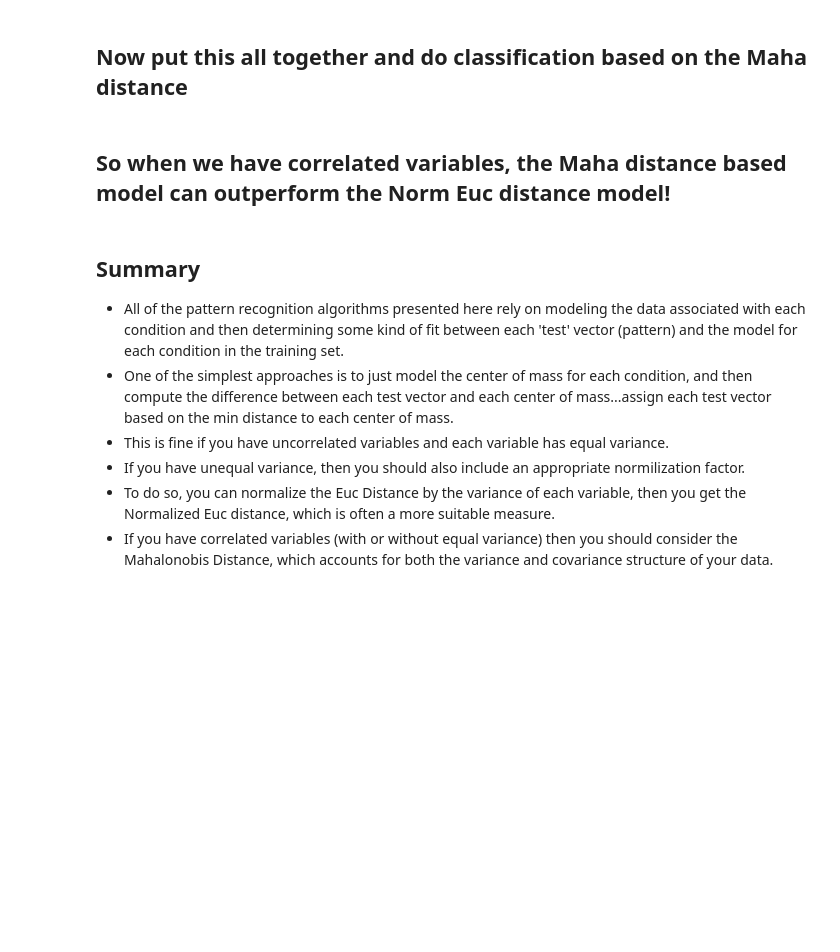
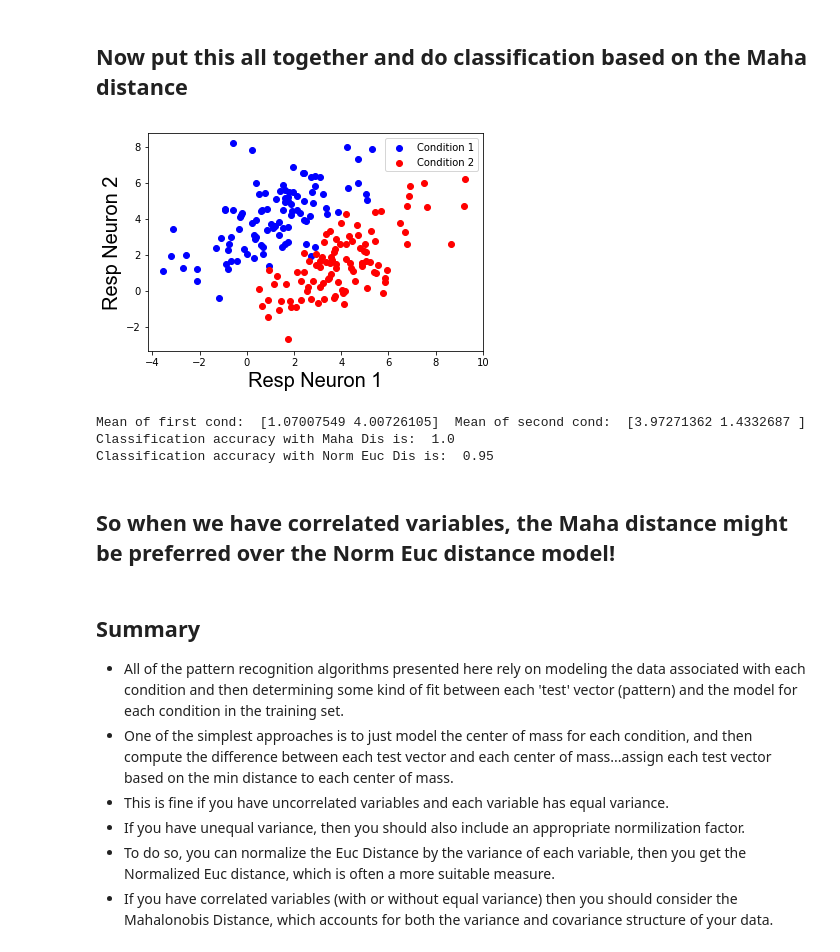
Before and after one commit to TimCSheehan/dev, a Jupyter notebook: Tutorial_040_MachineLearning.ipynb, the cells around one changed output. Drawn from its saved outputs; the diff is of its cells as text; code cells hidden in the pictures; blank space fills up the shorter version.

```diff
--- a/Tutorial_040_MachineLearning.ipynb
+++ b/Tutorial_040_MachineLearning.ipynb
@@ -429,39 +447,44 @@ pooled_variance = numerator / denom
 # Now compute the pooled covariance estimate...use this with the maha distance metric
 numerator = ((trn_length-1) * np.cov(trn_data[trn_labels==0,:], rowvar=0) +
     (trn_length-1) * np.cov(trn_data[trn_labels==1,:], rowvar=0))
 
 denom = (trn_length-1)+(trn_length-1)
 
 # compute pooled covar
 pooled_covariance = numerator / denom
 
 # allocate an array to store our classification labels
 class_labels = np.zeros(tst_data.shape[0])
 # and to store our Euc based classifer results for comparison
 class_labels_norm = np.zeros(tst_data.shape[0])
 
 for i in np.arange(tst_data.shape[0]):
     # use the maha distance to compute our classification
     # we'll use a slightly different notation here in a more linear algebra friendly way...
     # this is the same as the sum of squared distances weighted (divided, or multipled by inverse) by the cov matrix
-    distance0 = (tst_data[i,:]-mean0) @ np.linalg.inv(pooled_covariance) @ (tst_data[i,:]-mean0).T
-    distance1 = (tst_data[i,:]-mean1) @ np.linalg.inv(pooled_covariance) @ (tst_data[i,:]-mean1).T
+    distance0 = np.sqrt((tst_data[i,:]-mean0) @ np.linalg.inv(pooled_covariance) @ (tst_data[i,:]-mean0).T)
+    distance1 = np.sqrt((tst_data[i,:]-mean1) @ np.linalg.inv(pooled_covariance) @ (tst_data[i,:]-mean1).T)
     class_labels[i] = np.argmin([distance0, distance1])
 
 #     # compute Norm Euc distance from each point to the mean of each condition for comparison
-    distance0 = np.sum( np.sqrt( np.power( (tst_data[i,:]-mean0) / pooled_variance , 2) ) )
-    distance1 = np.sum( np.sqrt( np.power( (tst_data[i,:]-mean1) / pooled_variance , 2) ) )
+    distance0 = np.sqrt( np.sum( np.power( (tst_data[i,:]-mean0) / pooled_variance , 2) ) )
+    distance1 = np.sqrt( np.sum( np.power( (tst_data[i,:]-mean1) / pooled_variance , 2) ) )
     # then figure out which distance is smaller (or which cloud our test point is closer to)
     class_labels_norm[i] = np.argmin([distance0, distance1])
 
 # Then just compute our classification accuracy by comparing the predicted labels to the ground truth
 class_acc = np.sum(class_labels==tst_labels) /  tst_data.shape[0]
 print('Classification accuracy with Maha Dis is: ', class_acc)
 
 class_acc_norm = np.sum(class_labels_norm==tst_labels) /  tst_data.shape[0]
 print('Classification accuracy with Norm Euc Dis is: ', class_acc_norm)
+# %% [output]
+[figure, added]
+Mean of first cond:  [1.07007549 4.00726105]  Mean of second cond:  [3.97271362 1.4332687 ]
+Classification accuracy with Maha Dis is:  1.0
+Classification accuracy with Norm Euc Dis is:  0.95
 # %% [markdown]
-## So when we have correlated variables, the Maha distance based model can outperform the Norm Euc distance model!
+## So when we have correlated variables, the Maha distance might be preferred over the Norm Euc distance model!
 # %% [markdown]
 ## Summary
 * All of the pattern recognition algorithms presented here rely on modeling the data associated with each condition and then determining some kind of fit between each 'test' vector (pattern) and the model for each condition in the training set.
```
Also changed, not shown: parts of 7 cells of this notebook, 1 other file.
